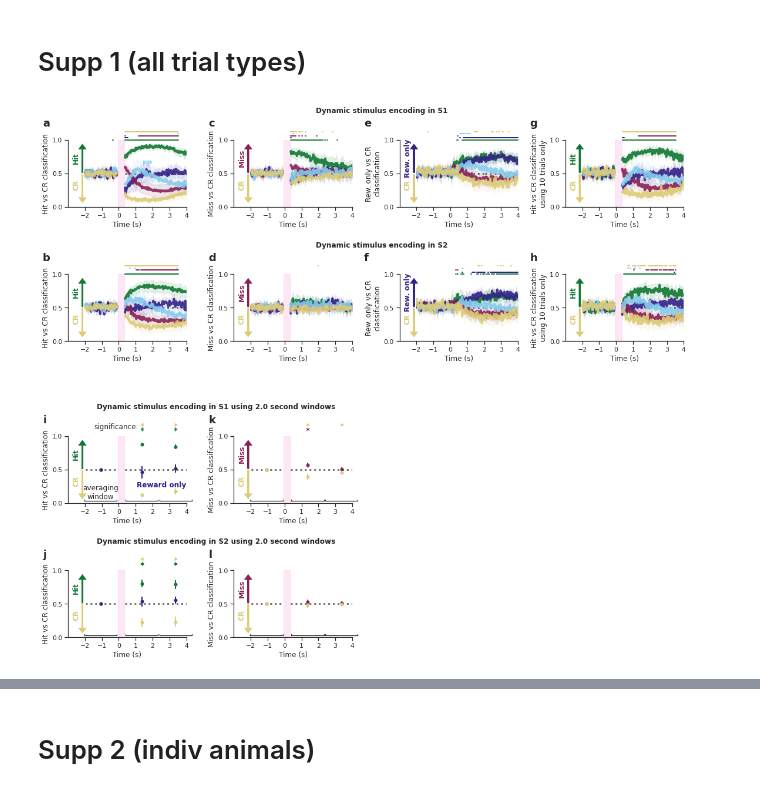
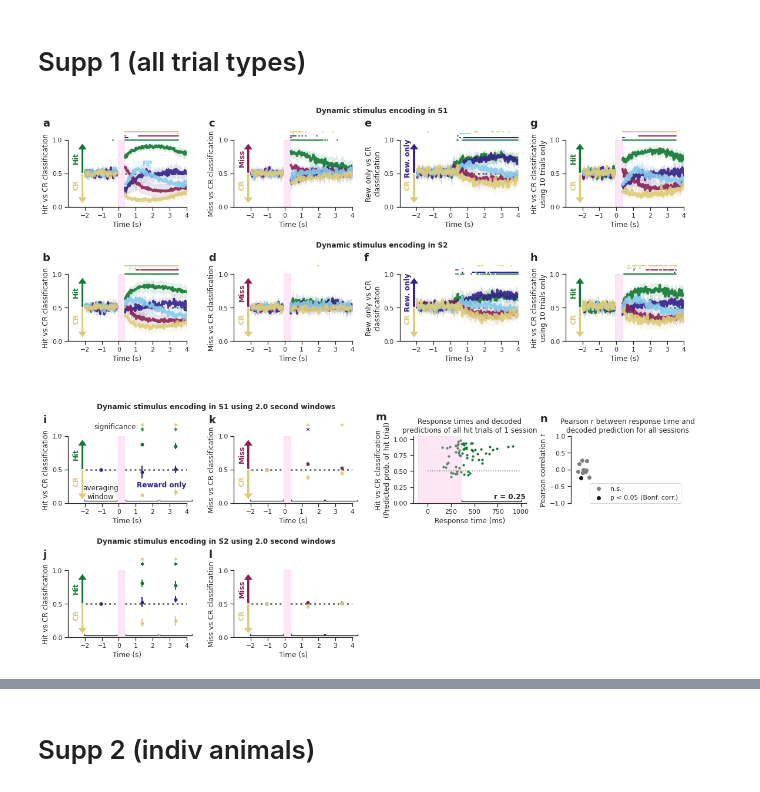
Before and after one commit to Packer-Lab/popping-off, a Jupyter notebook: notebooks/Paper Figures/Figure3.ipynb, the cells around one changed output, grey strips where cells are left out. Drawn from its saved outputs; the diff is of its cells as text; code cells hidden in the pictures.

Commit message:
finish resp time vs dec acc

```diff
--- a/notebooks/Paper Figures/Figure3.ipynb
+++ b/notebooks/Paper Figures/Figure3.ipynb
@@ -280,3 +235,8 @@ ps_pred_split_merged, lick_half_merged, angle_dec_merged, decoder_weights_merged
+# %%
+tp_dict, time_array_plot_merged, window_size_in_sec = pof.create_large_time_windows_for_decoders(tp_dict=tp_dict,
+                                                        min_time=-2.5, max_time=4.5)
+
+ps_pred_split_merged, lick_pred_split_merged = {}, {}
 # %%
 ## Compute results decoders (note: CV of regularisation is down below in the notebook)
 
@@ -511,7 +448,7 @@ tmp_ps_dict['hit/cr']['variance_cell_rates_s1'].keys()
 # %% [markdown]
 # Supp 1 (all trial types)
 # %%
-save_fig = False
+save_fig = True
 
 fig = plt.figure(constrained_layout=False, figsize=(16, 14))
 gs_dyn_dec = fig.add_gridspec(ncols=4, nrows=2, bottom=0.58, top=0.92, right=0.96, left=0.05,
@@ -562,14 +499,15 @@ for reg in ['s1', 's2']:
     hit10_ax_dict[reg].text(s=('g' if reg == 's1' else 'h'), x=-5.1, y=1.2,
                           fontdict={'weight': 'bold', 'size': 18})
 
+
 #######
 ## Large window decoders
 
-gs_dyn_dec = fig.add_gridspec(ncols=2, nrows=2, bottom=0.08, top=0.42, right=0.47, left=0.05,
+gs_large_window = fig.add_gridspec(ncols=2, nrows=2, bottom=0.08, top=0.42, right=0.47, left=0.05,
                               wspace=0.4, hspace=1)
 
-hit_ax_dict = {'s1': fig.add_subplot(gs_dyn_dec[0, 0]), 's2': fig.add_subplot(gs_dyn_dec[1, 0])}
-miss_ax_dict = {'s1': fig.add_subplot(gs_dyn_dec[0, 1]), 's2': fig.add_subplot(gs_dyn_dec[1, 1])}
+hit_ax_dict = {'s1': fig.add_subplot(gs_large_window[0, 0]), 's2': fig.add_subplot(gs_large_window[1, 0])}
+miss_ax_dict = {'s1': fig.add_subplot(gs_large_window[0, 1]), 's2': fig.add_subplot(gs_large_window[1, 1])}
 
 
 pop.plot_dynamic_decoding_two_regions_wrapper(ps_pred_split=ps_pred_split_merged, lick_pred_split=lick_pred_split_merged,
@@ -589,33 +527,54 @@ pop.plot_dynamic_decoding_two_regions_wrapper(ps_pred_split=ps_pred_split_merged
                                               plot_indiv_data_points_error_bars=True,
                                               time_array_chance=time_array_plot_original,
                                               plot_significance_individually=True, bottom_sign_bar=1.1)
 
 
 half_ws = (window_size_in_sec / 2) * 0.96
 y_wind = 0.03
 y_end = 0.05
 
-# ax_wind = hit_ax_dict['s1']
 for ax_wind in [hit_ax_dict['s1'], hit_ax_dict['s2'], miss_ax_dict['s1'], miss_ax_dict['s2']]:
     for i_tp, mid_tp in enumerate(time_array_plot_merged):
         ax_wind.plot([mid_tp - half_ws, mid_tp + half_ws], [y_wind, y_wind], linewidth=1.25, c='k', clip_on=False)
         ax_wind.plot([mid_tp - half_ws, mid_tp - half_ws], [y_end, y_wind], linewidth=1.25, c='k', clip_on=False)
         ax_wind.plot([mid_tp + half_ws, mid_tp + half_ws], [y_end, y_wind], linewidth=1.25, c='k', clip_on=False)
 hit_ax_dict['s1'].text(s='averaging\nwindow', x=time_array_plot_merged[0], y=0.04, ha='center', va='bottom')
 hit_ax_dict['s1'].text(s='significance:', x=1.15, y=1.08, ha='right', va='bottom')
-
 
 for reg in ['s1' ,'s2']:
     hit_ax_dict[reg].set_title(f'Dynamic stimulus encoding in {reg.upper()} using {np.round(window_size_in_sec, 2)} second windows',
                                x=1.25, y=1.35, fontdict={'weight': 'bold'})
     miss_ax_dict[reg].set_title('')
     hit_ax_dict[reg].text(s=('i' if reg == 's1' else 'j'), x=-4.48, y=1.19,
                           fontdict={'weight': 'bold', 'size': 18})
     miss_ax_dict[reg].text(s=('k' if reg == 's1' else 'l'), x=-4.48, y=1.19,
                           fontdict={'weight': 'bold', 'size': 18})
 
+########
+### Response time vs decoding accuracy
+
+gs_resp_time = fig.add_gridspec(ncols=2, nrows=2, bottom=0.08, top=0.42, right=0.96, left=0.56,
+                              wspace=0.4, hspace=1)
+ax_resp_time =[fig.add_subplot(gs_resp_time[0, 0]), fig.add_subplot(gs_resp_time[0, 1])]
+i_time_window = 0
+reg = 's2'
+
+use_df = tmp_dfs_resp_time[i_time_window][reg]['test']
+time_array_this_window = tp_dict['decoders_merged_tp'][i_time_window] * 1000  # in ms
+
+pop.plot_correlation_response_time_decoding_accuracy(df_decoder_results=use_df,
+                                        time_array_this_window=time_array_this_window,
+                                        tt_show='hit', reg=reg, show_av_window=True,
+                                        ax=ax_resp_time, show_all_sessions=False, example_ss='J064_R10', # sessions[0].signature
+                                        time_array_plot_original=time_array_plot_original, show_ps=True,
+                                        bonf_corr=True)
+ax_resp_time[0].set_title('Response times and decoded\npredictions of all hit trials of 1 session')
+ax_resp_time[1].set_title('Pearson r between response time and\ndecoded prediction for all sessions')
+ax_resp_time[0].text(s='m', x=-560, y=1.3, fontdict={'weight': 'bold', 'size': 18})
+ax_resp_time[1].text(s='n', x=-3.5, y=1.42, fontdict={'weight': 'bold', 'size': 18})
+
 if save_fig:
     plt.savefig('/home/tplas/repos/popping-off/figures/full_figs_manuscript/Supplementary_Figure4.pdf')#,
 #                 bbox_to_inches='tight')
 # %% [output]
-[figure, old version]
+[figure, new version]
```
Also changed, not shown: parts of 6 cells of this notebook, 3 other files.
